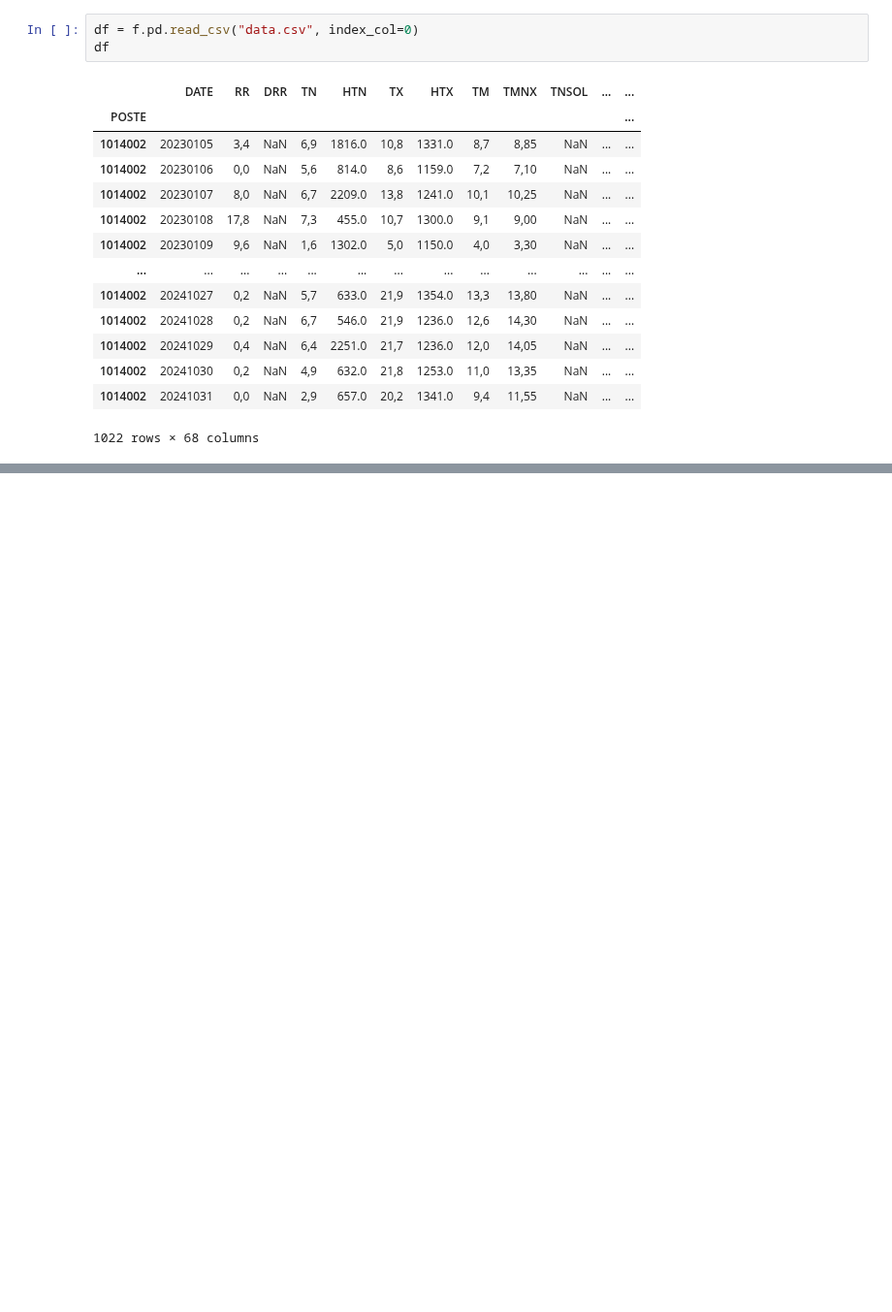
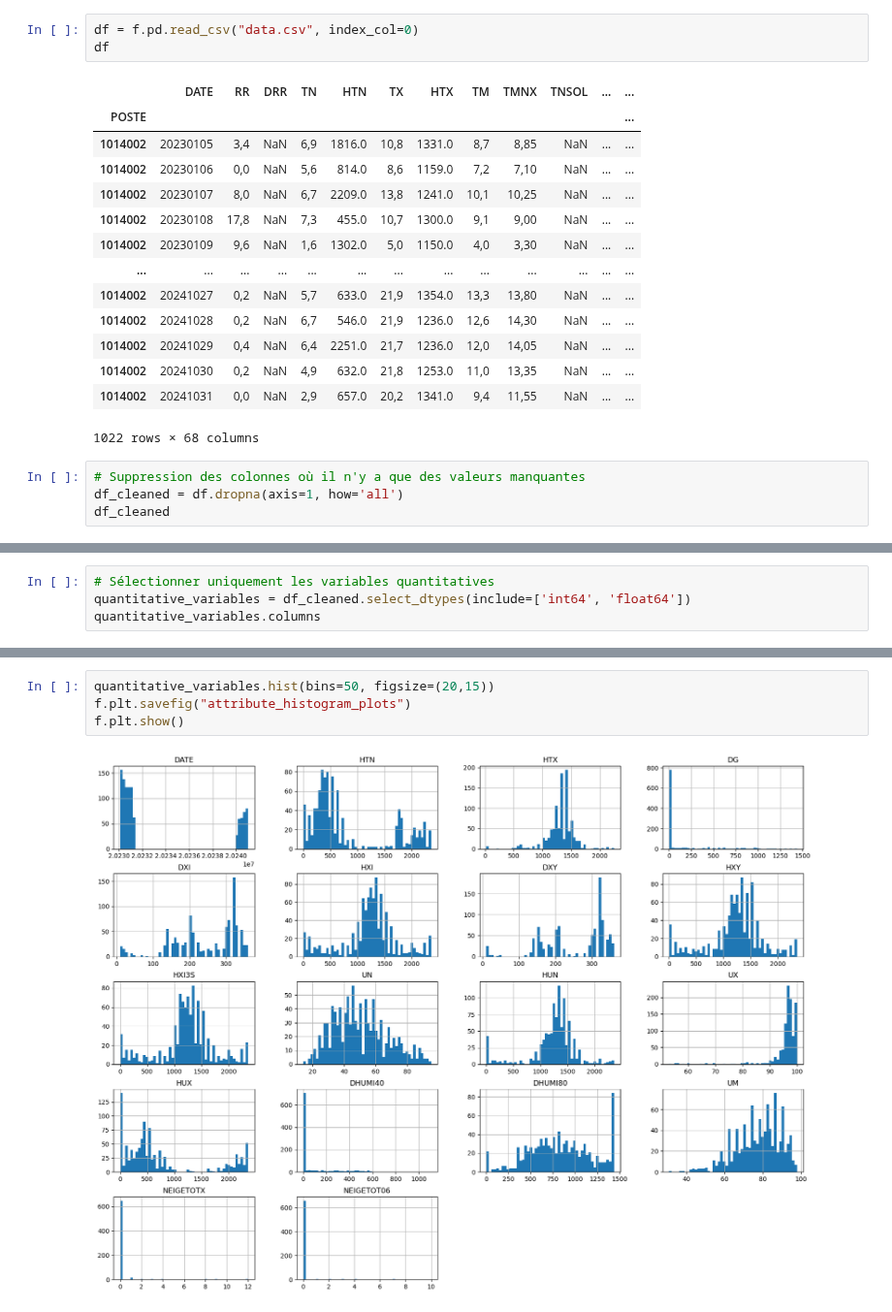
Before and after one commit to laureineCompaore/ProjetPython, a Jupyter notebook: Ana_exploratoire.ipynb, the cells around one changed output, grey strips where cells are left out. Shown at 97% size. Drawn from its saved outputs; the diff is of its cells as text; blank space fills up the shorter version.

```diff
--- a/Ana_exploratoire.ipynb
+++ b/Ana_exploratoire.ipynb
@@ -18,3 +18,7 @@ df
 | 1014002 | 20241030 | 0,2 | NaN | 4,9 | 632.0 | 21,8 | 1253.0 | 11,0 | 13,35 | NaN | ... | ... |
 | 1014002 | 20241031 | 0,0 | NaN | 2,9 | 657.0 | 20,2 | 1341.0 | 9,4 | 11,55 | NaN | ... | ... |
 1022 rows × 68 columns
+# %%
+# Suppression des colonnes où il n'y a que des valeurs manquantes
+df_cleaned = df.dropna(axis=1, how='all')
+df_cleaned
@@ -20,0 +60,4 @@ df
+# %%
+# Sélectionner uniquement les variables quantitatives
+quantitative_variables = df_cleaned.select_dtypes(include=['int64', 'float64'])
+quantitative_variables.columns
@@ -20,0 +77,6 @@ df
+# %%
+quantitative_variables.hist(bins=50, figsize=(20,15))
+f.plt.savefig("attribute_histogram_plots")
+f.plt.show()
+# %% [output]
+[figure, added]
```
Also changed, not shown: parts of 6 cells of this notebook, 1 other file.
